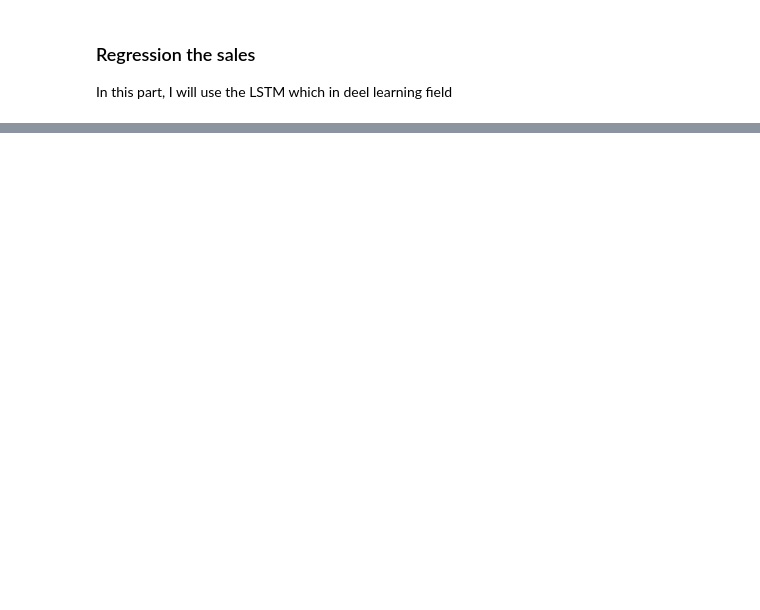
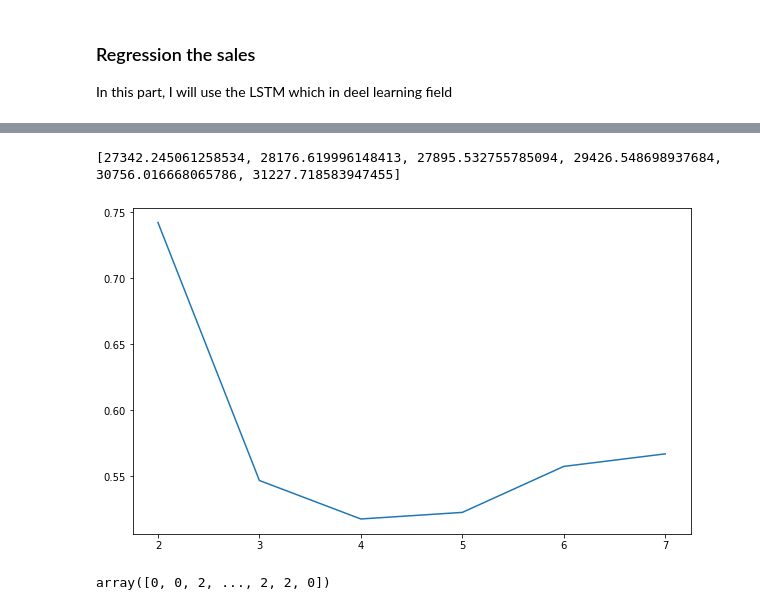
Before and after one commit to TobeMagic/Awesome-Data-Mining-Notebook, a Jupyter notebook: 数据挖掘笔记本&案例/案例/基于时间序列分析的自动售货机销售数据分析与应用/实验代码/基于数据赋能的自动售货机销售决策分析与研究_预测_聚类.ipynb, the cells around one changed output, grey strips where cells are left out. Cells and saved outputs as stored; diff of their text form; code cells hidden in the pictures; blank space fills up the shorter version.

```diff
--- a/数据挖掘笔记本&案例/案例/基于时间序列分析的自动售货机销售数据分析与应用/实验代码/基于数据赋能的自动售货机销售决策分析与研究_预测_聚类.ipynb
+++ b/数据挖掘笔记本&案例/案例/基于时间序列分析的自动售货机销售数据分析与应用/实验代码/基于数据赋能的自动售货机销售决策分析与研究_预测_聚类.ipynb
@@ -664,0 +813,11 @@ In this part, I will use the LSTM which in deel learning field
+# %%
+import pandas as pd
+import warnings
+warnings.filterwarnings(action = "ignore")
+
+data = pd.read_csv('../预处理后数据/order.csv', encoding='gbk')
+# 提取出货状态为“出货成功”的下单时间和总金额（元）数据
+cluster_data = data.loc[(data['出货状态'] == '出货成功') & (data["市"] == "佛山市"), ['购买数量（个）', '总金额（元）',"支付状态"]]
+# cluster_data = data.drop(columns=["设备编号","订单编号","下单时间","商品名称\
+# ","出货状态","购买用户","市","小时","月份","下单时间段","商品ID"])
+cluster_data
@@ -664,0 +844,4 @@ In this part, I will use the LSTM which in deel learning field
+# %%
+from pandas import get_dummies
+test = get_dummies(cluster_data,columns=["支付状态"])
+test
@@ -664,0 +862,23 @@ In this part, I will use the LSTM which in deel learning field
+# %%
+from sklearn.cluster import KMeans
+from sklearn.metrics import calinski_harabasz_score,silhouette_score
+import matplotlib.pyplot as plt
+calinski_harabasz_scores = []
+silhouette_scores = []
+for i in range(2,8):
+    kmeans = KMeans(n_clusters=i,max_iter=100).fit(test.values)
+    calinski_harabasz_scores.append(calinski_harabasz_score(test.values,kmeans.labels_))
+    silhouette_scores.append(silhouette_score(test.values,kmeans.labels_))
+
+print(calinski_harabasz_scores)
+plt.figure(figsize=(10,6))
+plt.plot(range(2,8),silhouette_scores,linewidth=1.5, linestyle="-")
+plt.show()
+# %% [output]
+[27342.245061258534, 28176.619996148413, 27895.532755785094, 29426.548698937684, 30756.016668065786, 31227.718583947455]
+[figure, added]
+# %%
+kmeans = KMeans(n_clusters=3,random_state=42).fit(test.values)
+kmeans.labels_
+# %% [output]
+array([0, 0, 2, ..., 2, 2, 0])
```
Also changed, not shown: parts of 18 cells of this notebook, 6 other files.
